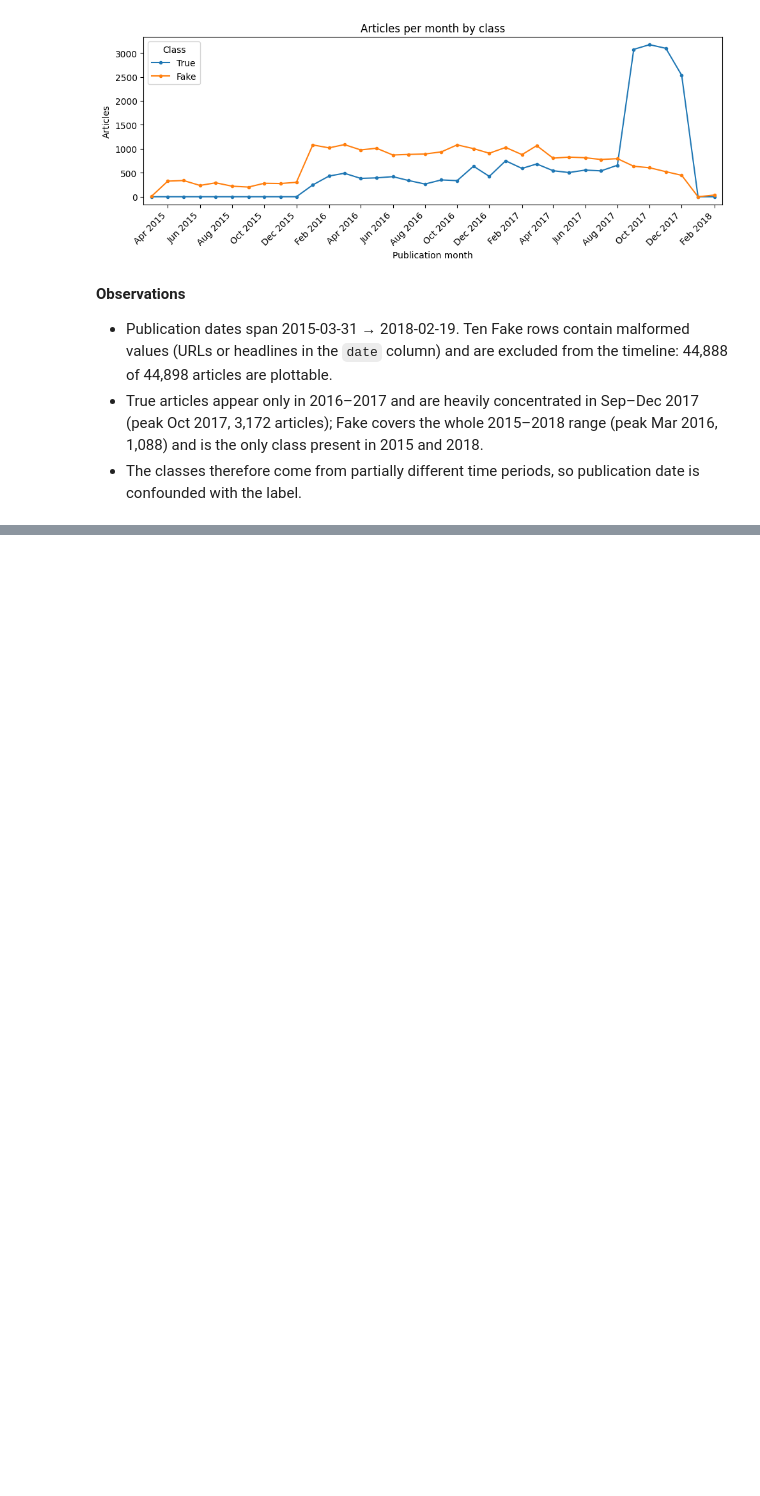
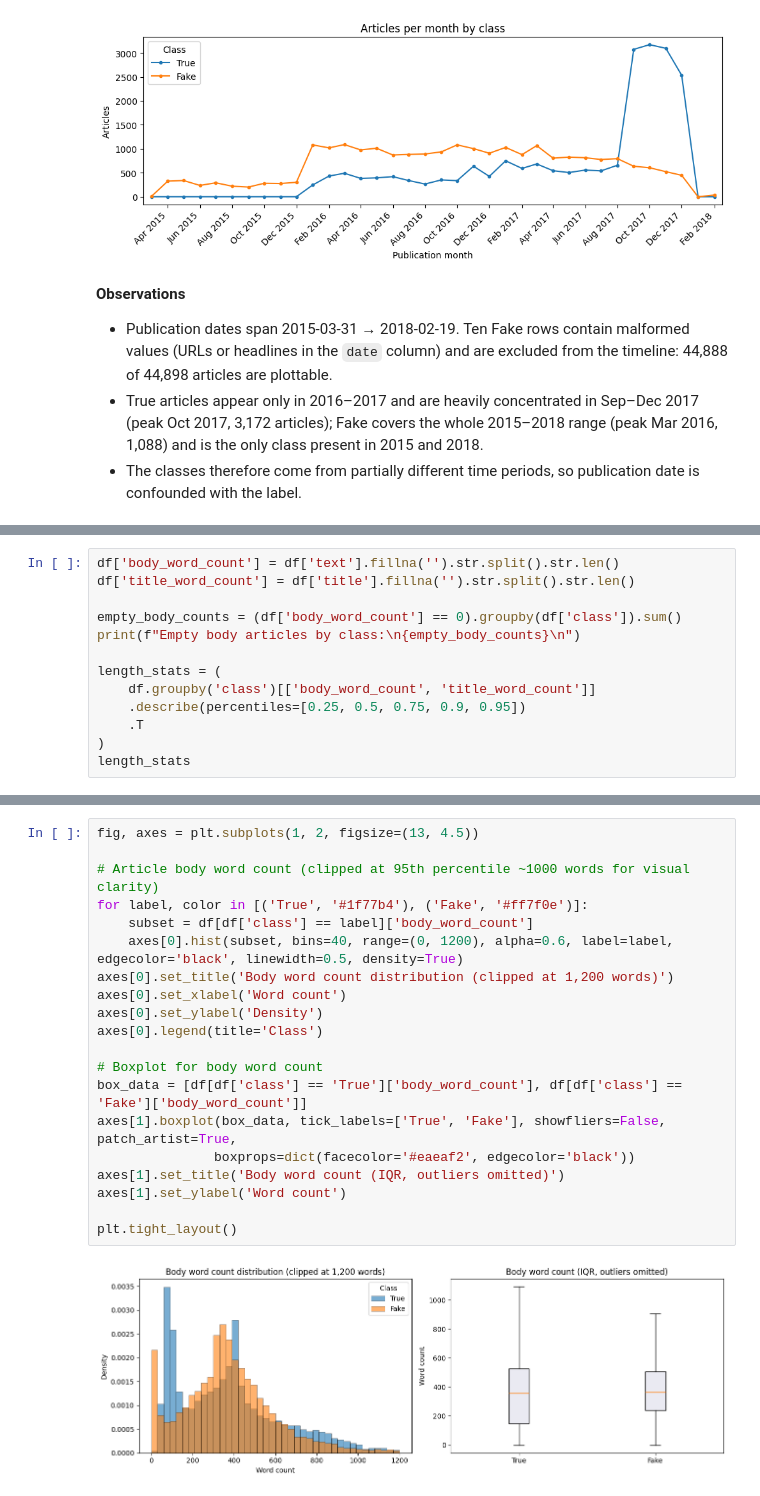
Before and after one commit to Saurabh-Mudgal-Dev/Cernovalis, a Jupyter notebook: backend/ml/notebooks/01_eda.ipynb, the cells around one changed output, grey strips where cells are left out. Cells and saved outputs as stored; diff of their text form; blank space fills up the shorter version.

Commit message:
analyze article length, title characteristics and linguistic patterns

```diff
--- a/backend/ml/notebooks/01_eda.ipynb
+++ b/backend/ml/notebooks/01_eda.ipynb
@@ -141,0 +147,13 @@ plt.tight_layout()
+# %%
+df['body_word_count'] = df['text'].fillna('').str.split().str.len()
+df['title_word_count'] = df['title'].fillna('').str.split().str.len()
+
+empty_body_counts = (df['body_word_count'] == 0).groupby(df['class']).sum()
+print(f"Empty body articles by class:\n{empty_body_counts}\n")
+
+length_stats = (
+    df.groupby('class')[['body_word_count', 'title_word_count']]
+    .describe(percentiles=[0.25, 0.5, 0.75, 0.9, 0.95])
+    .T
+)
+length_stats
@@ -141,0 +183,22 @@ plt.tight_layout()
+# %%
+fig, axes = plt.subplots(1, 2, figsize=(13, 4.5))
+
+# Article body word count (clipped at 95th percentile ~1000 words for visual clarity)
+for label, color in [('True', '#1f77b4'), ('Fake', '#ff7f0e')]:
+    subset = df[df['class'] == label]['body_word_count']
+    axes[0].hist(subset, bins=40, range=(0, 1200), alpha=0.6, label=label, edgecolor='black', linewidth=0.5, density=True)
+axes[0].set_title('Body word count distribution (clipped at 1,200 words)')
+axes[0].set_xlabel('Word count')
+axes[0].set_ylabel('Density')
+axes[0].legend(title='Class')
+
+# Boxplot for body word count
+box_data = [df[df['class'] == 'True']['body_word_count'], df[df['class'] == 'Fake']['body_word_count']]
+axes[1].boxplot(box_data, tick_labels=['True', 'Fake'], showfliers=False, patch_artist=True,
+               boxprops=dict(facecolor='#eaeaf2', edgecolor='black'))
+axes[1].set_title('Body word count (IQR, outliers omitted)')
+axes[1].set_ylabel('Word count')
+
+plt.tight_layout()
+# %% [output]
+[figure, added]
```
Also changed, not shown: parts of 12 cells of this notebook.
